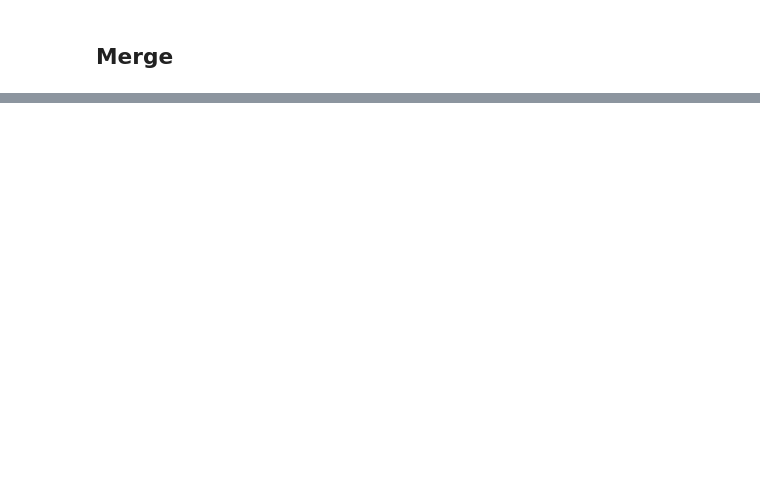
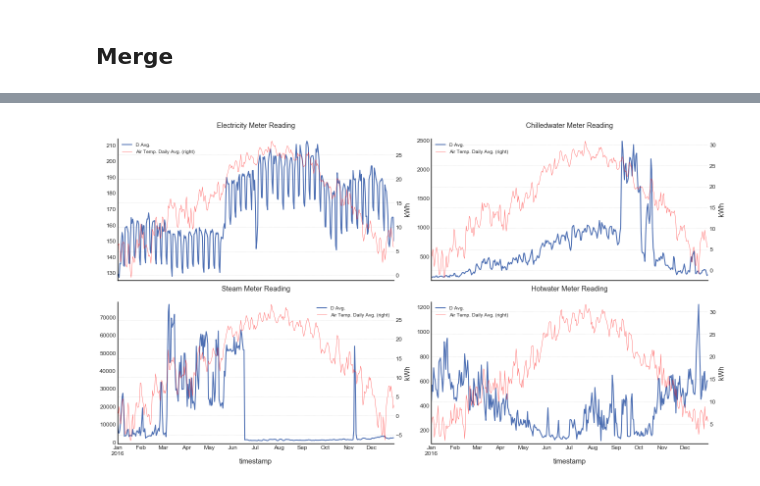
Before and after one commit to sergatron/ASHRAE---Great-Energy-Predictor-III, a Jupyter notebook: EDA/eda.ipynb, the cells around one changed output, grey strips where cells are left out. Cells and saved outputs as stored; diff of their text form; code cells hidden in the pictures; blank space fills up the shorter version.

```diff
--- a/EDA/eda.ipynb
+++ b/EDA/eda.ipynb
@@ -628,24 +572,0 @@ def plot_meter(meter_id, df=train_df, resample_values = ('H', 'W')):
-# %%
-plt.subplots(2,2, figsize=(18, 10))
-sub_plots = [221, 222, 223, 224]
-
-for sub, mtrs in zip(sub_plots, meter_dict.keys()):
-    meter_type_df = train_df[train_df['meter'] == mtrs][['meter_reading', 'timestamp']].set_index('timestamp')
-    sample_values = ('H', 'W')
-
-    meter_type_df = meter_type_df.resample(sample_values[0]).mean()
-    day_sample = meter_type_df.resample(sample_values[1]).mean()
-
-    plt.subplot(sub)
-    # make two plots
-    # hourly sample and other (specified) resampled values
-    plt.plot(meter_type_df, color=color_pal[6], label=f'{sample_values[0]} Avg.', alpha=0.6)
-    plt.plot(day_sample, color=color_pal[8], label=f'{sample_values[1]} Avg.')
-    plt.title(f'{meter_dict[mtrs].capitalize()} Meter Reading')
-    plt.xlabel('Time')
-    plt.ylabel('kWh')
-    plt.xticks(rotation=22)
-    plt.legend()
-    plt.tight_layout()
-
-plt.show()
@@ -673,3 +575,3 @@ nan_val_summary(train_df)
 # %%
 tb_df = pd.merge(train_df, building_df, on='building_id')
-trw_df = pd.merge(tb_df, weather_df, on=['site_id', 'timestamp'])
+all_df = pd.merge(tb_df, weather_df, on=['site_id', 'timestamp'])
@@ -833,0 +725,5 @@ plt.show()
+# %%
+# subplot of all 4 meters
+subplot(plot_meter)
+# %% [output]
+[figure, added]
```
Also changed, not shown: parts of 42 cells of this notebook.
